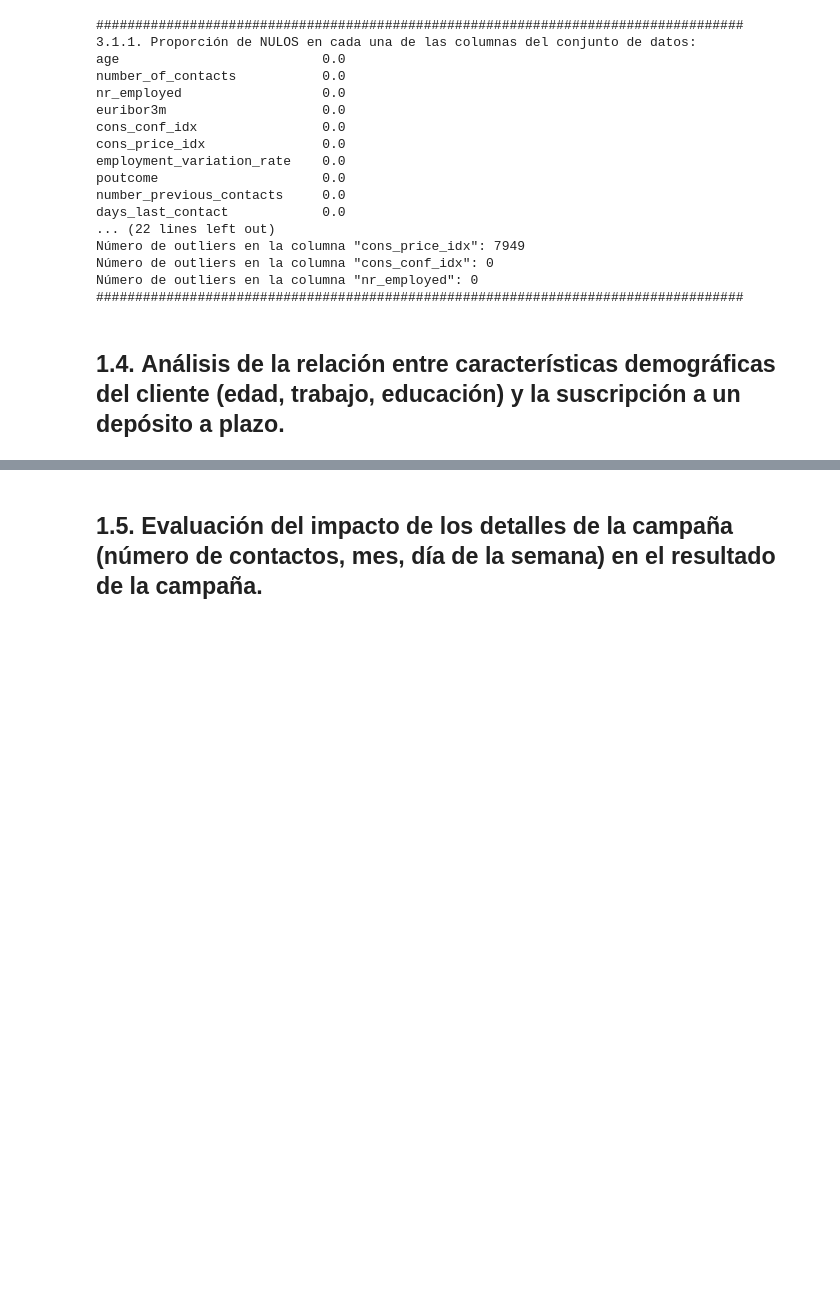
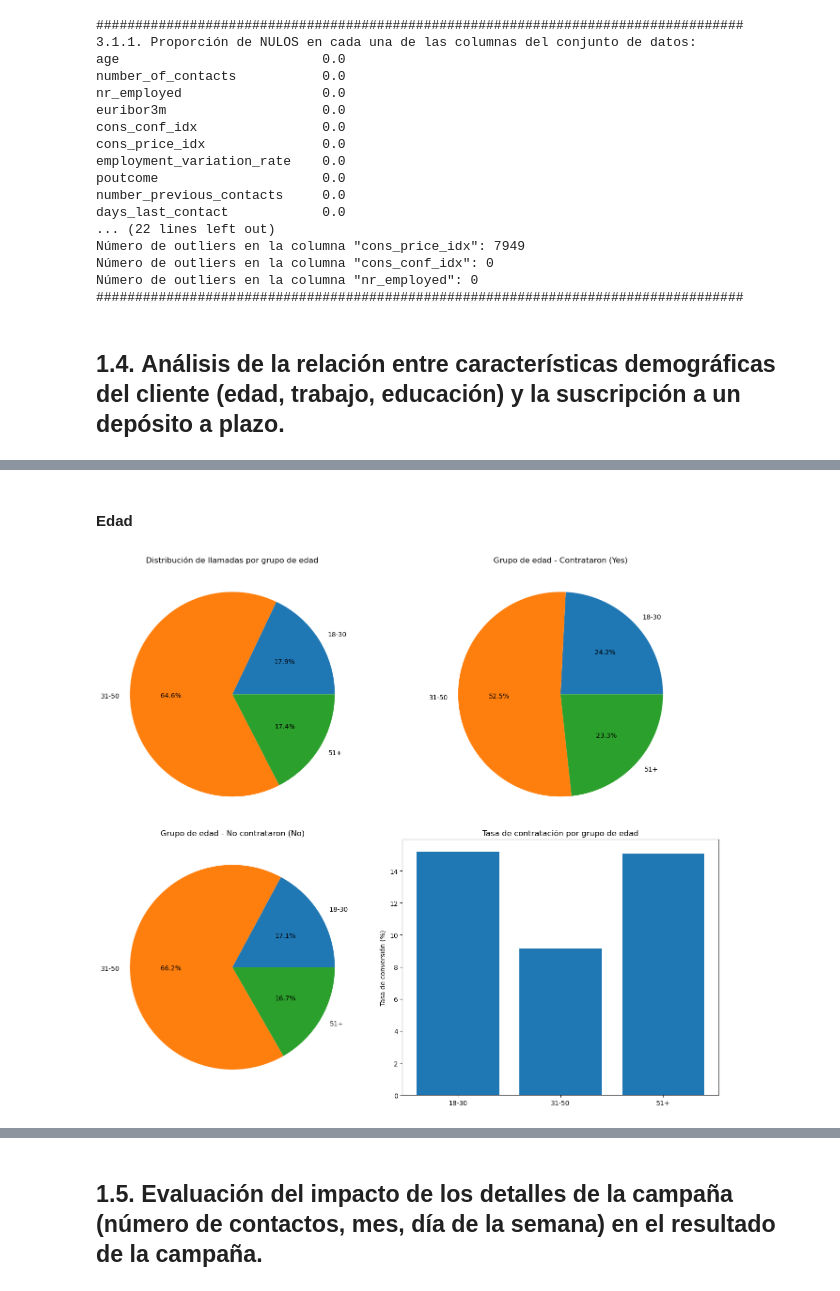
Before and after one commit to arnausans23/data-analytics-tfm, a Jupyter notebook: 1_analisis_datos_v2.ipynb, the cells around one changed output, grey strips where cells are left out. Cells and saved outputs as stored; diff of their text form; code cells hidden in the pictures; blank space fills up the shorter version.

```diff
--- a/1_analisis_datos_v2.ipynb
+++ b/1_analisis_datos_v2.ipynb
@@ -569,0 +609,37 @@ Número de outliers en la columna "nr_employed": 0
+# %% [markdown]
+#### **Edad**
+# %%
+import matplotlib.pyplot as plt
+import pandas as pd
+
+# Crear grupos de edad
+df_clean['age_group'] = pd.cut(df_clean['age'], bins=[0, 30, 50, 100],
+                                labels=['18-30', '31-50', '51+'])
+
+fig, axes = plt.subplots(2, 2, figsize=(14, 12))
+
+# Pie distribución total de llamadas
+age_counts = df_clean['age_group'].value_counts().sort_index()
+axes[0, 0].pie(age_counts, labels=age_counts.index, autopct='%1.1f%%')
+axes[0, 0].set_title('Distribución de llamadas por grupo de edad')
+
+# Pie para los que contrataron (yes)
+yes_data = df_clean[df_clean['result'] == 'yes']['age_group'].value_counts().sort_index()
+axes[0, 1].pie(yes_data, labels=yes_data.index, autopct='%1.1f%%')
+axes[0, 1].set_title('Grupo de edad - Contrataron (Yes)')
+
+# Pie para los que no contrataron (no)
+no_data = df_clean[df_clean['result'] == 'no']['age_group'].value_counts().sort_index()
+axes[1, 0].pie(no_data, labels=no_data.index, autopct='%1.1f%%')
+axes[1, 0].set_title('Grupo de edad - No contrataron (No)')
+
+# Tasa de conversión por grupo de edad
+conversion = df_clean.groupby('age_group')['result'].apply(lambda x: (x == 'yes').mean() * 100)
+axes[1, 1].bar(conversion.index, conversion.values)
+axes[1, 1].set_ylabel('Tasa de conversión (%)')
+axes[1, 1].set_title('Tasa de contratación por grupo de edad')
+
+plt.tight_layout()
+plt.show()
+# %% [output]
+[figure, added]
```
Also changed, not shown: parts of 21 cells of this notebook.
